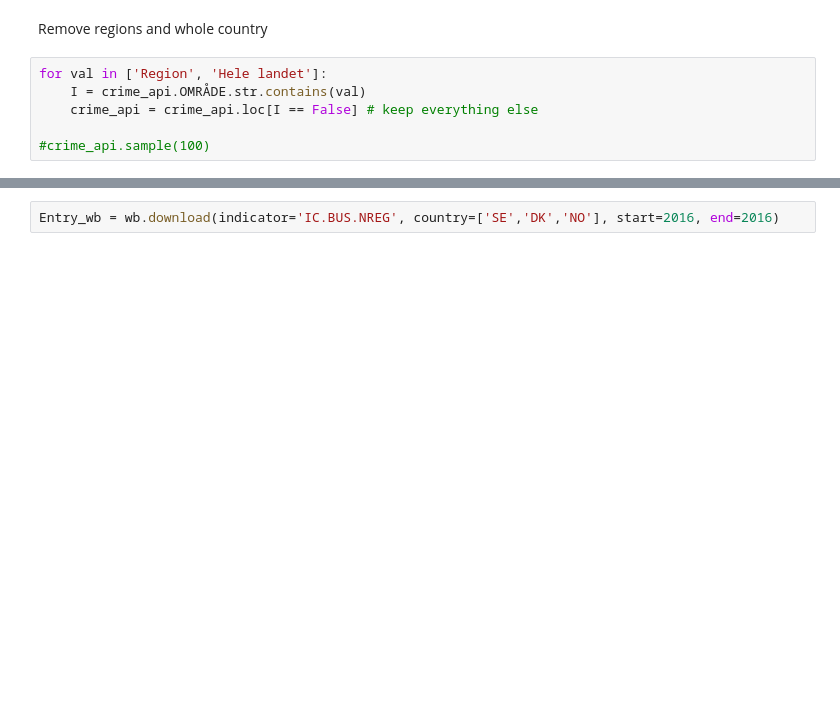
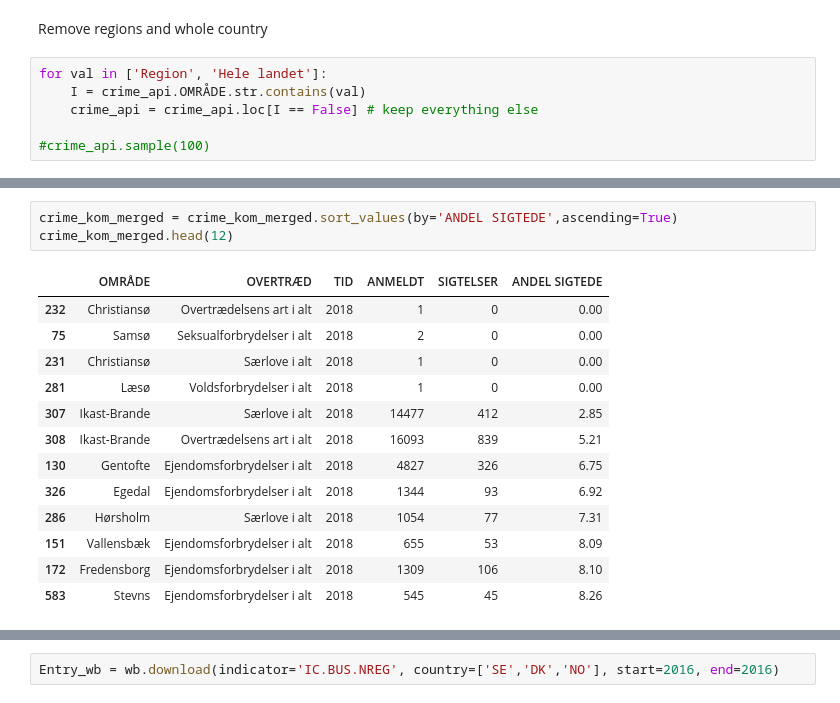
Before and after one commit to NumEconCopenhagen/projects-2019-cl, a Jupyter notebook: dataproject/dataproject/Assignment.ipynb, the cells around one changed output, grey strips where cells are left out. Cells and saved outputs as stored; diff of their text form; blank space fills up the shorter version.

```diff
--- a/dataproject/dataproject/Assignment.ipynb
+++ b/dataproject/dataproject/Assignment.ipynb
@@ -228,0 +318,17 @@ crime_kom_y.head()
+# %%
+crime_kom_merged = crime_kom_merged.sort_values(by='ANDEL SIGTEDE',ascending=True)
+crime_kom_merged.head(12)
+# %% [output]
+|  | OMRÅDE | OVERTRÆD | TID | ANMELDT | SIGTELSER | ANDEL SIGTEDE |
+| 232 | Christiansø | Overtrædelsens art i alt | 2018 | 1 | 0 | 0.00 |
+| 75 | Samsø | Seksualforbrydelser i alt | 2018 | 2 | 0 | 0.00 |
+| 231 | Christiansø | Særlove i alt | 2018 | 1 | 0 | 0.00 |
+| 281 | Læsø | Voldsforbrydelser i alt | 2018 | 1 | 0 | 0.00 |
+| 307 | Ikast-Brande | Særlove i alt | 2018 | 14477 | 412 | 2.85 |
+| 308 | Ikast-Brande | Overtrædelsens art i alt | 2018 | 16093 | 839 | 5.21 |
+| 130 | Gentofte | Ejendomsforbrydelser i alt | 2018 | 4827 | 326 | 6.75 |
+| 326 | Egedal | Ejendomsforbrydelser i alt | 2018 | 1344 | 93 | 6.92 |
+| 286 | Hørsholm | Særlove i alt | 2018 | 1054 | 77 | 7.31 |
+| 151 | Vallensbæk | Ejendomsforbrydelser i alt | 2018 | 655 | 53 | 8.09 |
+| 172 | Fredensborg | Ejendomsforbrydelser i alt | 2018 | 1309 | 106 | 8.10 |
+| 583 | Stevns | Ejendomsforbrydelser i alt | 2018 | 545 | 45 | 8.26 |
```
Also changed, not shown: parts of 16 cells of this notebook.
